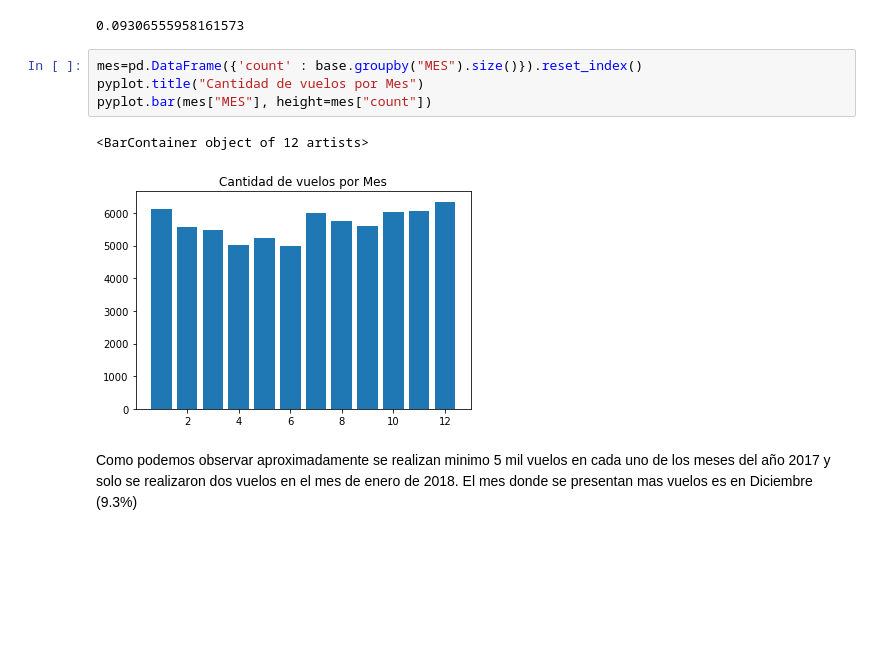
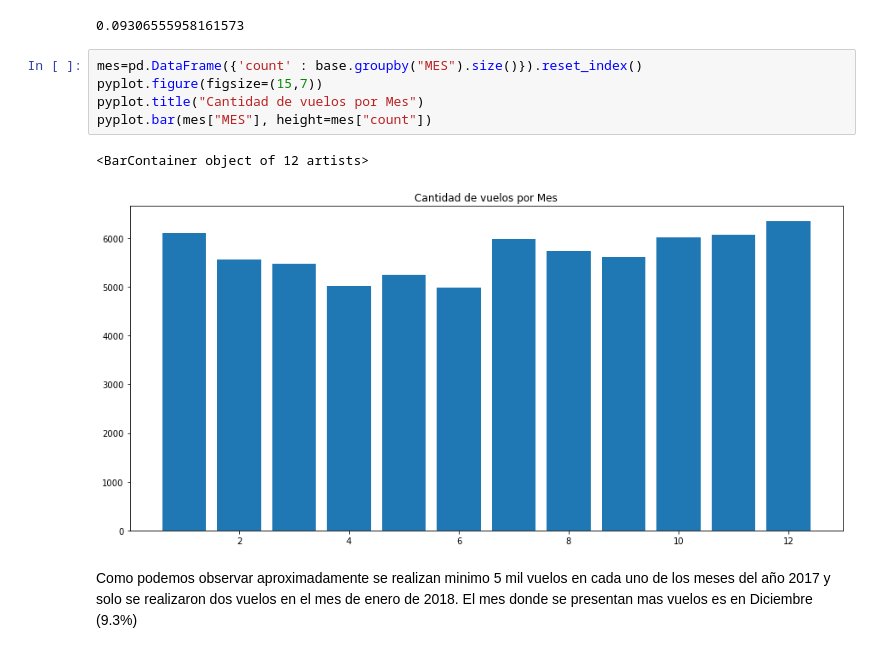
Before and after one commit to Danilo22m/Prueba-LATAM, a Jupyter notebook: solution.ipynb, the cells around one changed output. Saved outputs shown, nothing was run; the diff lists cells and outputs as text; blank space fills up the shorter version.

```diff
--- a/solution.ipynb
+++ b/solution.ipynb
@@ -60,11 +54,12 @@ anno_mes
 0.09306555958161573
 # %%
 mes=pd.DataFrame({'count' : base.groupby("MES").size()}).reset_index()
+pyplot.figure(figsize=(15,7))
 pyplot.title("Cantidad de vuelos por Mes")
 pyplot.bar(mes["MES"], height=mes["count"])
 # %% [output]
 <BarContainer object of 12 artists>
-[figure, old version]
+[figure, new version]
 # %% [markdown]
 Como podemos observar aproximadamente se realizan minimo 5 mil vuelos en cada uno de los meses del año 2017 y solo se realizaron dos vuelos en el mes de enero de 2018. El mes donde se presentan mas vuelos es en Diciembre (9.3%)
 # %%
```
Also changed, not shown: parts of 3 cells of this notebook.
